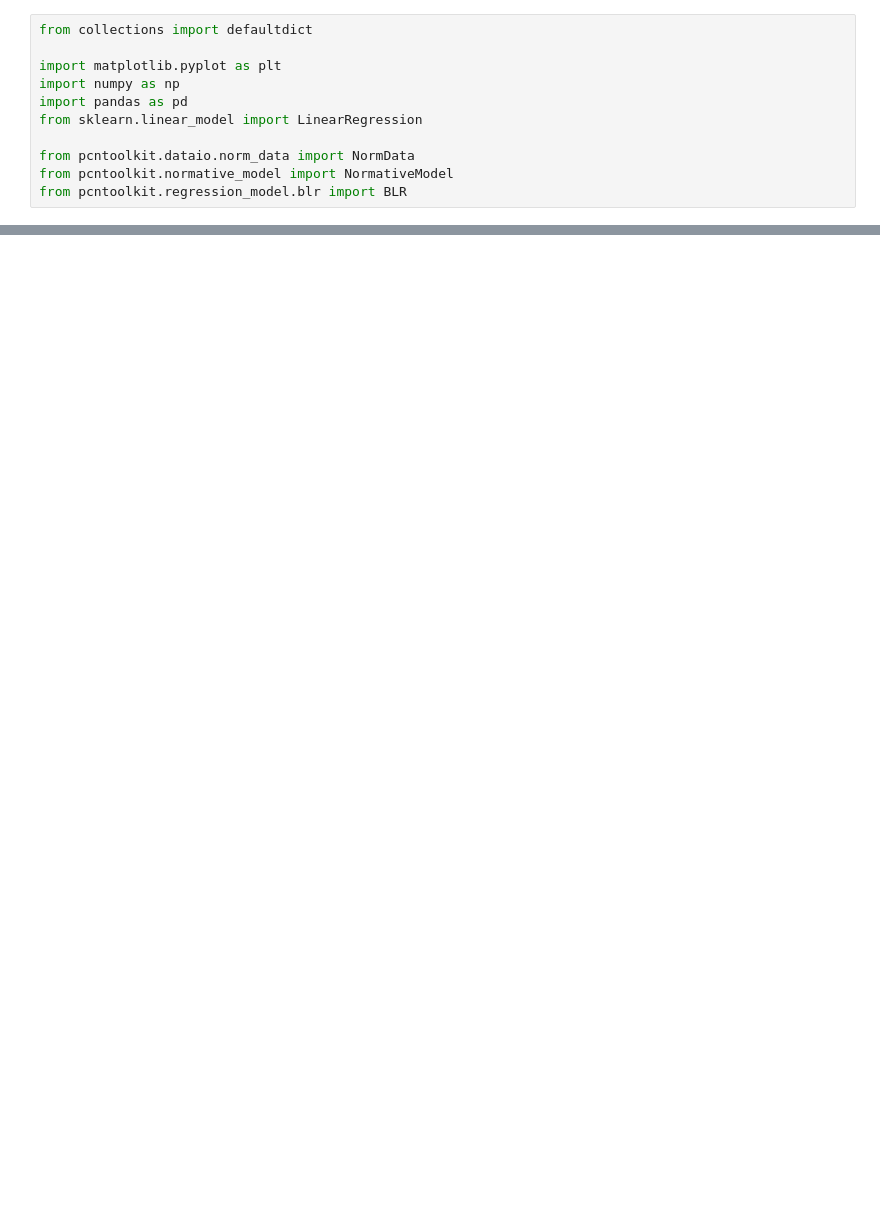
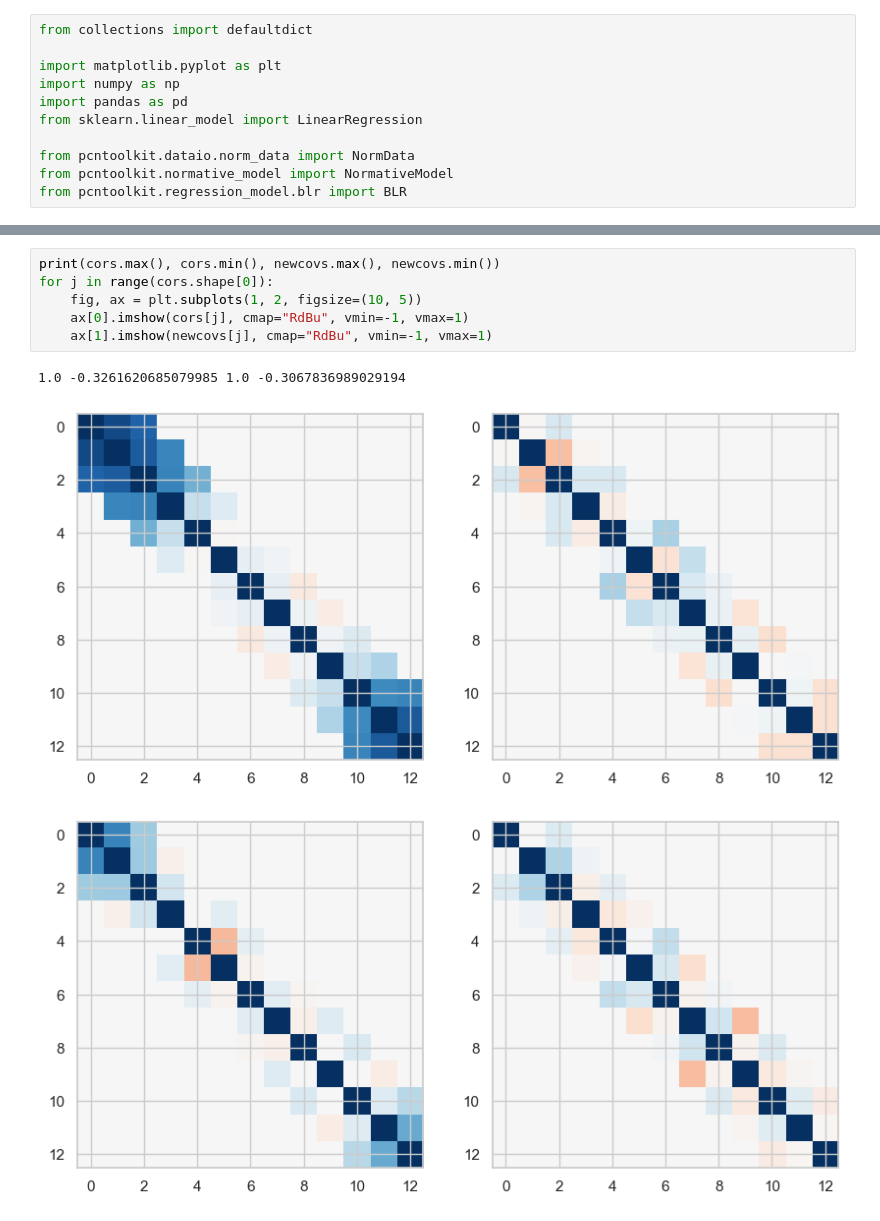
Before and after one commit to amarquand/PCNtoolkit, a Jupyter notebook: pcntoolkit/thrivelines.ipynb, the cells around one changed output, grey strips where cells are left out. Drawn from its saved outputs; the diff is of its cells as text; blank space fills up the shorter version.

```diff
--- a/pcntoolkit/thrivelines.ipynb
+++ b/pcntoolkit/thrivelines.ipynb
@@ -150,0 +256,10 @@ for j in range(covs.shape[0]):
+# %%
+print(cors.max(), cors.min(), newcovs.max(), newcovs.min())
+for j in range(cors.shape[0]):
+    fig, ax = plt.subplots(1, 2, figsize=(10, 5))
+    ax[0].imshow(cors[j], cmap="RdBu", vmin=-1, vmax=1)
+    ax[1].imshow(newcovs[j], cmap="RdBu", vmin=-1, vmax=1)
+# %% [output]
+1.0 -0.3261620685079985 1.0 -0.3067836989029194
+[figure, added]
+[figure, added]
```
Also changed, not shown: parts of 9 cells of this notebook.
